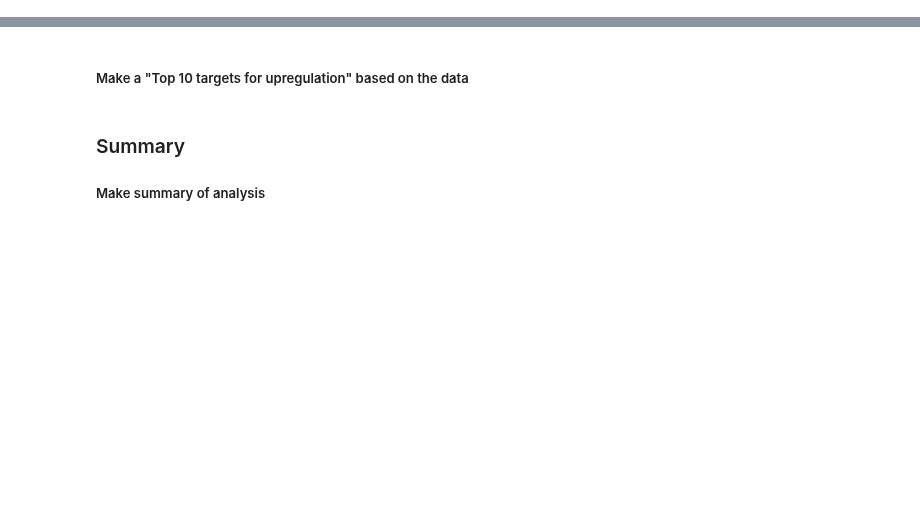
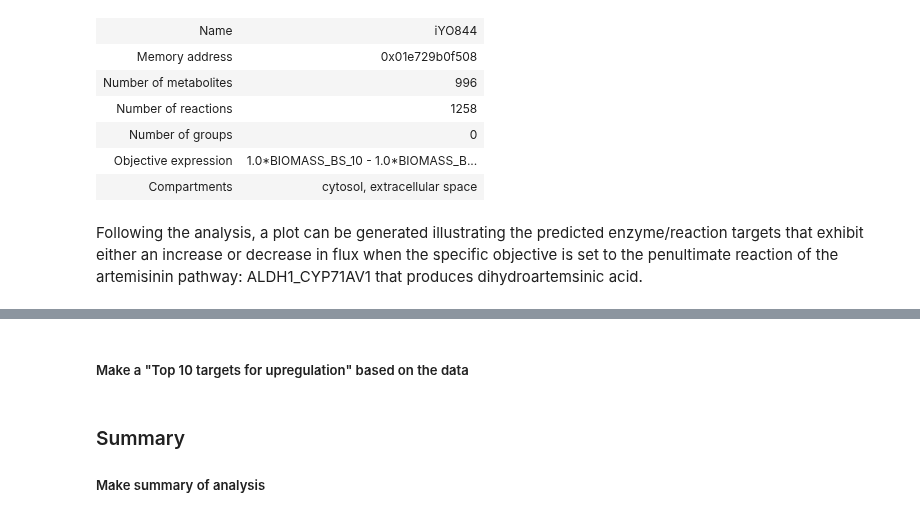
Before and after one commit to 27410/group-assignment-group6, a Jupyter notebook: 5_FSEOF_analysis.ipynb, the cells around one changed output, grey strips where cells are left out. Saved outputs shown, nothing was run; the diff lists cells and outputs as text; code cells hidden in the pictures; blank space fills up the shorter version.

```diff
--- a/5_FSEOF_analysis.ipynb
+++ b/5_FSEOF_analysis.ipynb
@@ -132,0 +13,13 @@ target_reactions_df.tail()
+# %%
+# Loading of the model
+iYO844 = read_sbml_model("data/iYO844_modified.xml")
+# Observe access to modified model
+iYO844
+# %% [output]
+| Name | iYO844 |
+| Memory address | 0x01e729b0f508 |
+| Number of metabolites | 996 |
+| Number of reactions | 1258 |
+| Number of groups | 0 |
+| Objective expression | 1.0*BIOMASS_BS_10 - 1.0*BIOMASS_B... |
+| Compartments | cytosol, extracellular space |
@@ -132,0 +35,2 @@ target_reactions_df.tail()
+# %% [markdown]
+Following the analysis, a plot can be generated illustrating the predicted enzyme/reaction targets that exhibit either an increase or decrease in flux when the specific objective is set to the penultimate reaction of the artemisinin pathway: ALDH1_CYP71AV1 that produces dihydroartemsinic acid.
```
Also changed, not shown: parts of 44 cells of this notebook, 2 other files.
